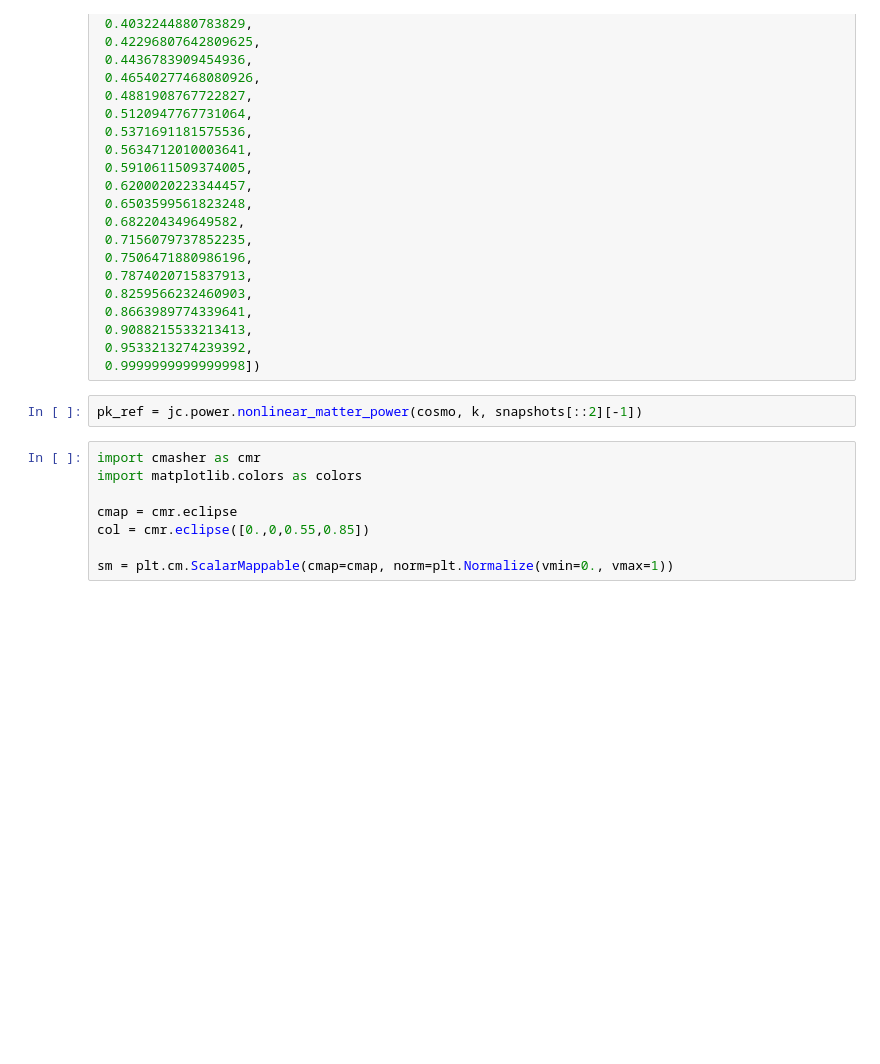
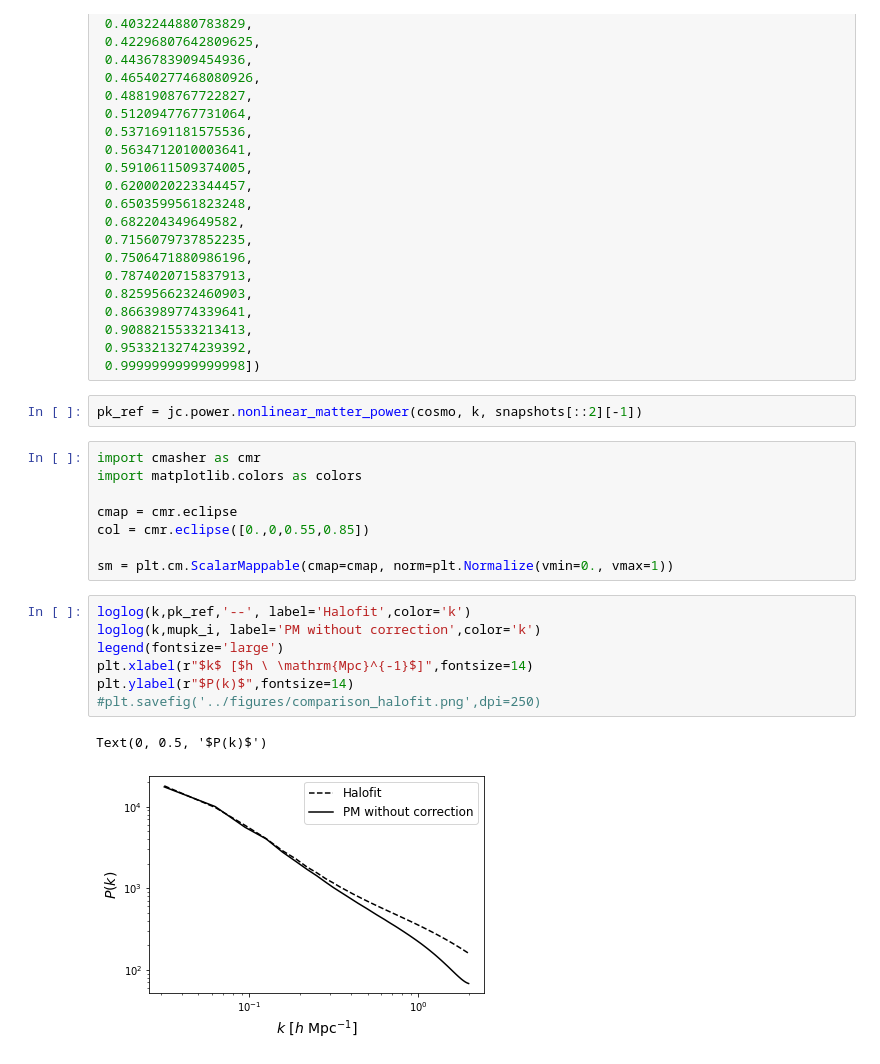
Before and after one commit to DifferentiableUniverseInitiative/jaxpm-paper, a Jupyter notebook: notebooks/NNvsPGD_wrong_boxsize_resolution.ipynb, the cells around one changed output. Drawn from its saved outputs; the diff is of its cells as text; blank space fills up the shorter version.

```diff
--- a/notebooks/NNvsPGD_wrong_boxsize_resolution.ipynb
+++ b/notebooks/NNvsPGD_wrong_boxsize_resolution.ipynb
@@ -73,6 +73,16 @@ cmap = cmr.eclipse
 col = cmr.eclipse([0.,0,0.55,0.85])
 
 sm = plt.cm.ScalarMappable(cmap=cmap, norm=plt.Normalize(vmin=0., vmax=1))
+# %%
+loglog(k,pk_ref,'--', label='Halofit',color='k')
+loglog(k,mupk_i, label='PM without correction',color='k')
+legend(fontsize='large')
+plt.xlabel(r"$k$ [$h \ \mathrm{Mpc}^{-1}$]",fontsize=14)
+plt.ylabel(r"$P(k)$",fontsize=14)
+#plt.savefig('../figures/comparison_halofit.png',dpi=250)
+# %% [output]
+Text(0, 0.5, '$P(k)$')
+[figure, added]
 # %%
 semilogx(k, (mupk_i/pk_ref)-1,label='JaxPM without correction',color=col[1])
 semilogx(k, (mupk_NN/pk_ref)-1,label='JaxPM with NN-correction',color=col[2])
```
Also changed, not shown: parts of 2 cells of this notebook, 3 other files.
